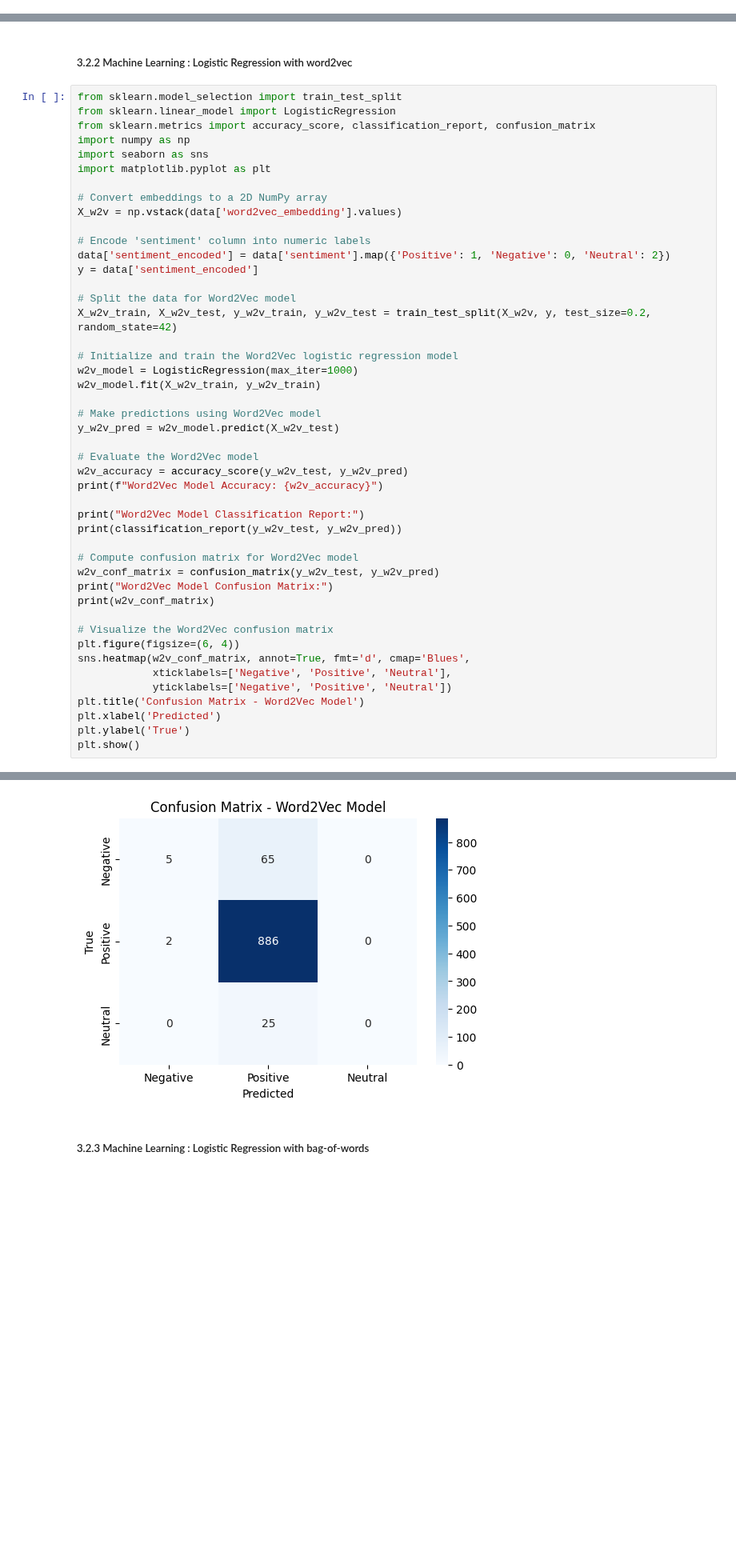
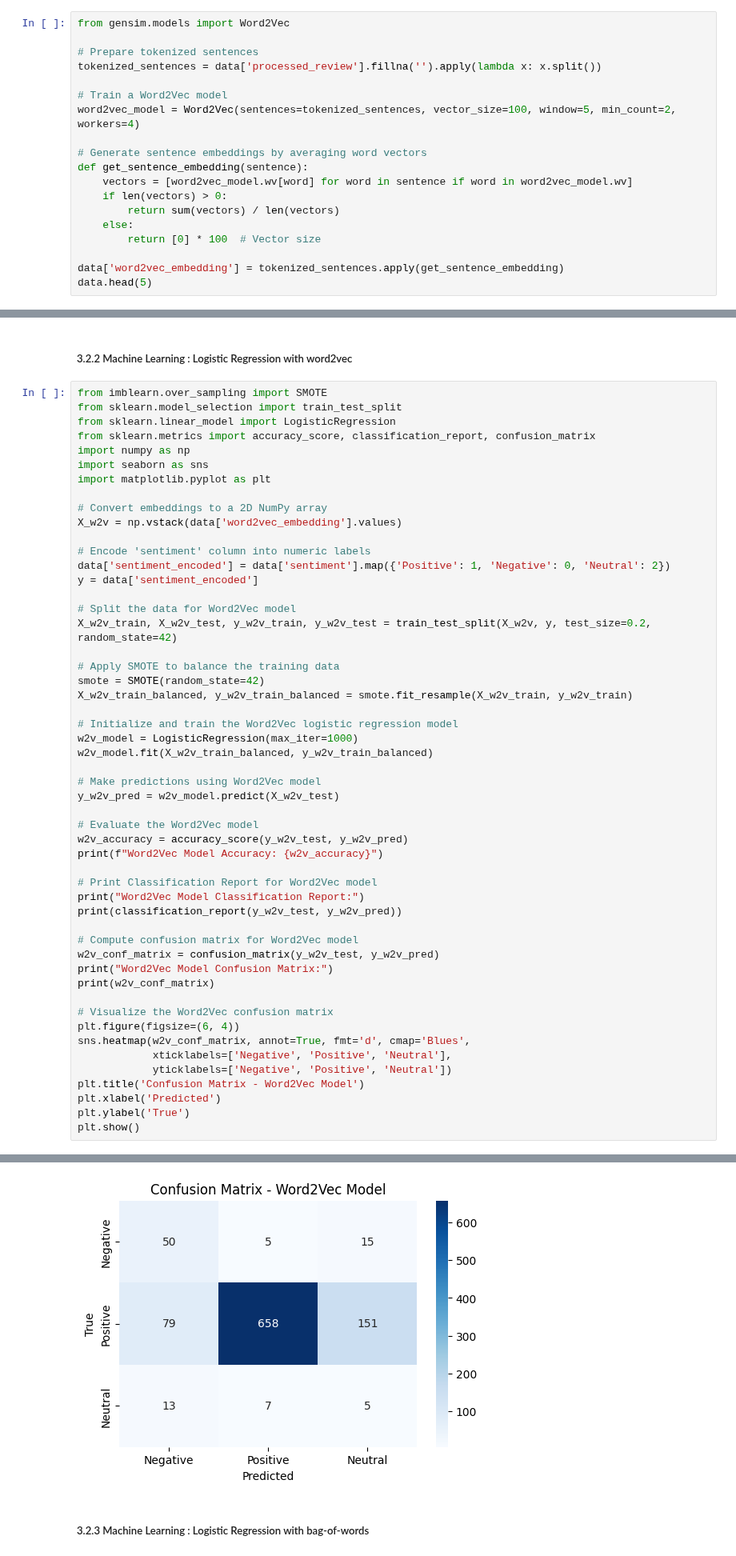
Before and after one commit to Jianting-Selina/CSCN8010_practical_lab, a Jupyter notebook: FinalProjectApplying NLP.ipynb, the cells around one changed output, grey strips where cells are left out. Shown at 80% size. Cells and saved outputs as stored; diff of their text form; blank space fills up the shorter version.

Commit message:
add changes in models

```diff
--- a/FinalProjectApplying NLP.ipynb
+++ b/FinalProjectApplying NLP.ipynb
@@ -567,0 +571,19 @@ TF-IDF Model Confusion Matrix:
+# %%
+from gensim.models import Word2Vec
+
+# Prepare tokenized sentences
+tokenized_sentences = data['processed_review'].fillna('').apply(lambda x: x.split())
+
+# Train a Word2Vec model
+word2vec_model = Word2Vec(sentences=tokenized_sentences, vector_size=100, window=5, min_count=2, workers=4)
+
+# Generate sentence embeddings by averaging word vectors
+def get_sentence_embedding(sentence):
+    vectors = [word2vec_model.wv[word] for word in sentence if word in word2vec_model.wv]
+    if len(vectors) > 0:
+        return sum(vectors) / len(vectors)
+    else:
+        return [0] * 100  # Vector size
+
+data['word2vec_embedding'] = tokenized_sentences.apply(get_sentence_embedding)
+data.head(5)
@@ -568,6 +598,7 @@ TF-IDF Model Confusion Matrix:
 # %% [markdown]
 ##### 3.2.2 Machine Learning : Logistic Regression with word2vec
 # %%
+from imblearn.over_sampling import SMOTE
 from sklearn.model_selection import train_test_split
 from sklearn.linear_model import LogisticRegression
 from sklearn.metrics import accuracy_score, classification_report, confusion_matrix
@@ -585,9 +616,13 @@ y = data['sentiment_encoded']
 # Split the data for Word2Vec model
 X_w2v_train, X_w2v_test, y_w2v_train, y_w2v_test = train_test_split(X_w2v, y, test_size=0.2, random_state=42)
 
+# Apply SMOTE to balance the training data
+smote = SMOTE(random_state=42)
+X_w2v_train_balanced, y_w2v_train_balanced = smote.fit_resample(X_w2v_train, y_w2v_train)
+
 # Initialize and train the Word2Vec logistic regression model
 w2v_model = LogisticRegression(max_iter=1000)
-w2v_model.fit(X_w2v_train, y_w2v_train)
+w2v_model.fit(X_w2v_train_balanced, y_w2v_train_balanced)
 
 # Make predictions using Word2Vec model
 y_w2v_pred = w2v_model.predict(X_w2v_test)
@@ -596,6 +631,7 @@ y_w2v_pred = w2v_model.predict(X_w2v_test)
 w2v_accuracy = accuracy_score(y_w2v_test, y_w2v_pred)
 print(f"Word2Vec Model Accuracy: {w2v_accuracy}")
 
+# Print Classification Report for Word2Vec model
 print("Word2Vec Model Classification Report:")
 print(classification_report(y_w2v_test, y_w2v_pred))
 
@@ -633,4 +669,4 @@ Word2Vec Model Confusion Matrix:
-[figure, old version]
+[figure, new version]
 # %% [markdown]
 ##### 3.2.3 Machine Learning : Logistic Regression with bag-of-words
 # %%
```
Also changed, not shown: parts of 17 cells of this notebook.
